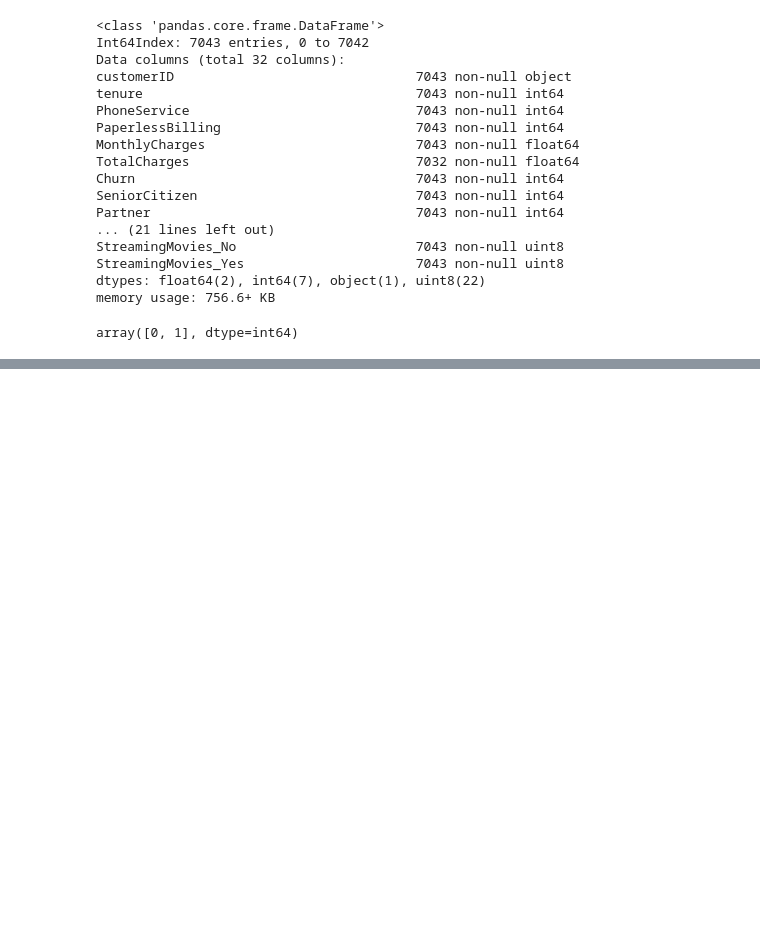
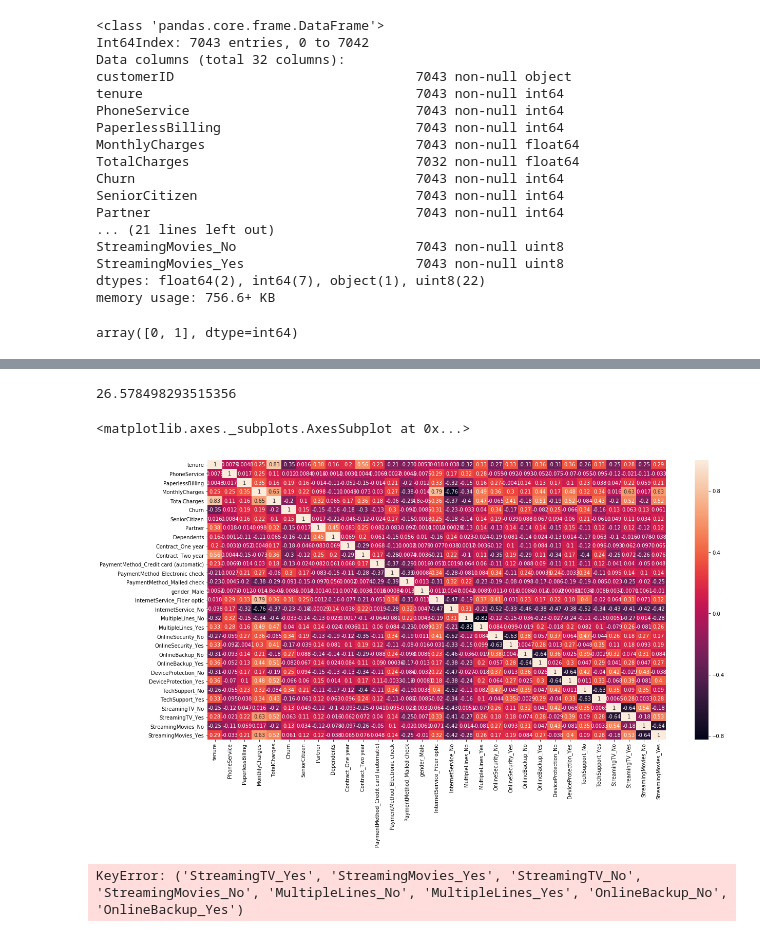
Before and after one commit to vamsigp/IIIT-B, a Jupyter notebook: 1. Statistics and Machine Learning/9. Logistic Regression/2. Multivariate Logistic Regression/TelecomChurn- MLR.ipynb, the cells around one changed output, grey strips where cells are left out. Drawn from its saved outputs; the diff is of its cells as text; code cells hidden in the pictures; blank space fills up the shorter version.

Commit message:
LR - Telecom Churn case study
LR - Telecom Churn case study - Complted first/base modelling.

```diff
--- a/1. Statistics and Machine Learning/9. Logistic Regression/2. Multivariate Logistic Regression/TelecomChurn- MLR.ipynb
+++ b/1. Statistics and Machine Learning/9. Logistic Regression/2. Multivariate Logistic Regression/TelecomChurn- MLR.ipynb
@@ -287,0 +328,2 @@ array([0, 1], dtype=int64)
+# %%
+df = df[~np.isnan(df.TotalCharges)]
@@ -287,0 +370,17 @@ array([0, 1], dtype=int64)
+# %%
+### Checking the Churn Rate
+churn = (sum(df['Churn'])/len(df['Churn'].index))*100
+churn
+# %% [output]
+26.578498293515356
+# %%
+plt.figure(figsize = (20,10))
+sns.heatmap(df.corr(), annot=True)
+# %% [output]
+<matplotlib.axes._subplots.AxesSubplot at 0x...>
+[figure, added]
+# %%
+a = X_train['StreamingTV_Yes', 'StreamingMovies_Yes', 'StreamingTV_No','StreamingMovies_No','MultipleLines_No', 'MultipleLines_Yes',
+ 'OnlineBackup_No','OnlineBackup_Yes']
+# %% [output]
+KeyError: ('StreamingTV_Yes', 'StreamingMovies_Yes', 'StreamingTV_No', 'StreamingMovies_No', 'MultipleLines_No', 'MultipleLines_Yes', 'OnlineBackup_No', 'OnlineBackup_Yes')
```
Also changed, not shown: parts of 36 cells of this notebook, 1 other file.
